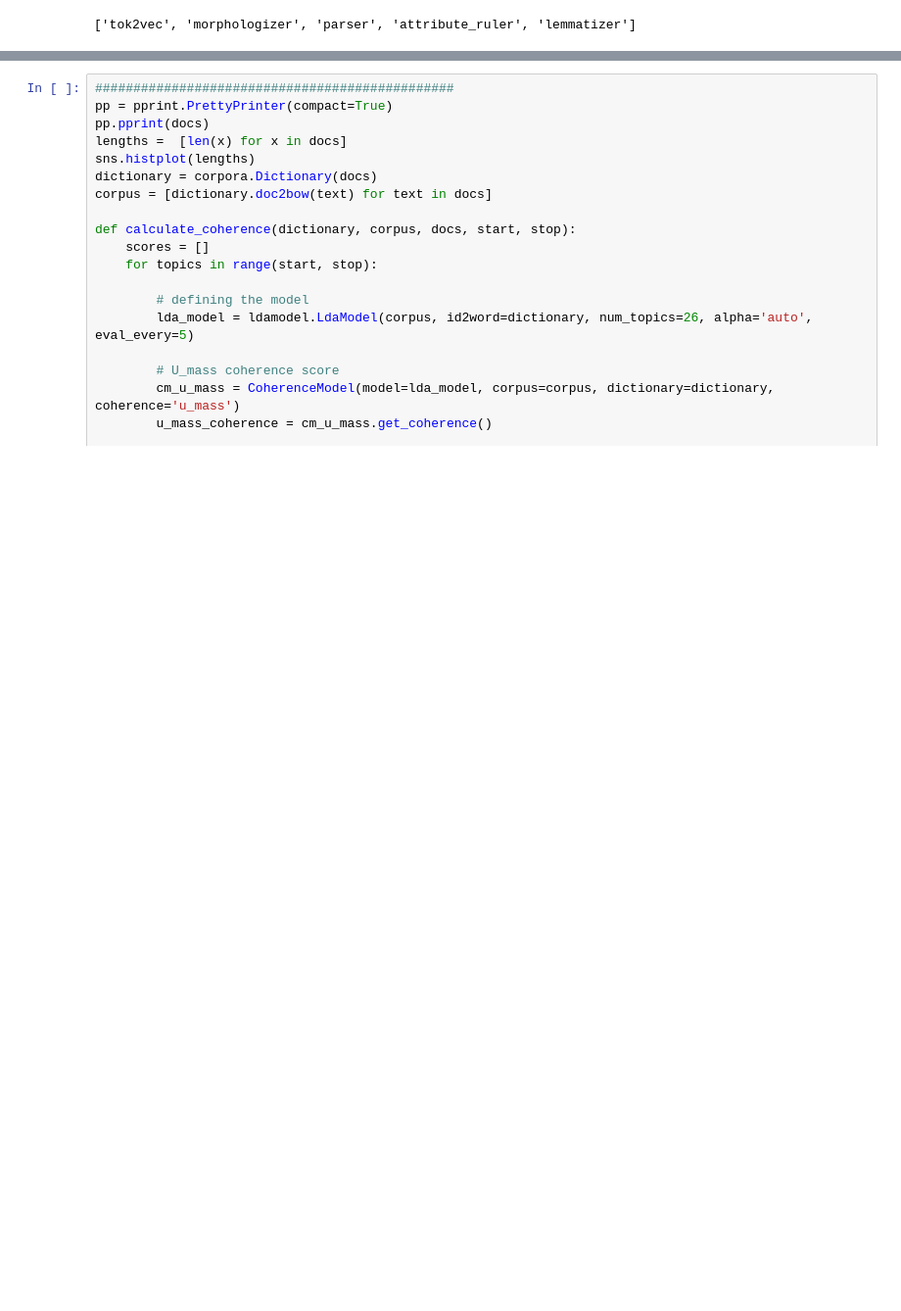
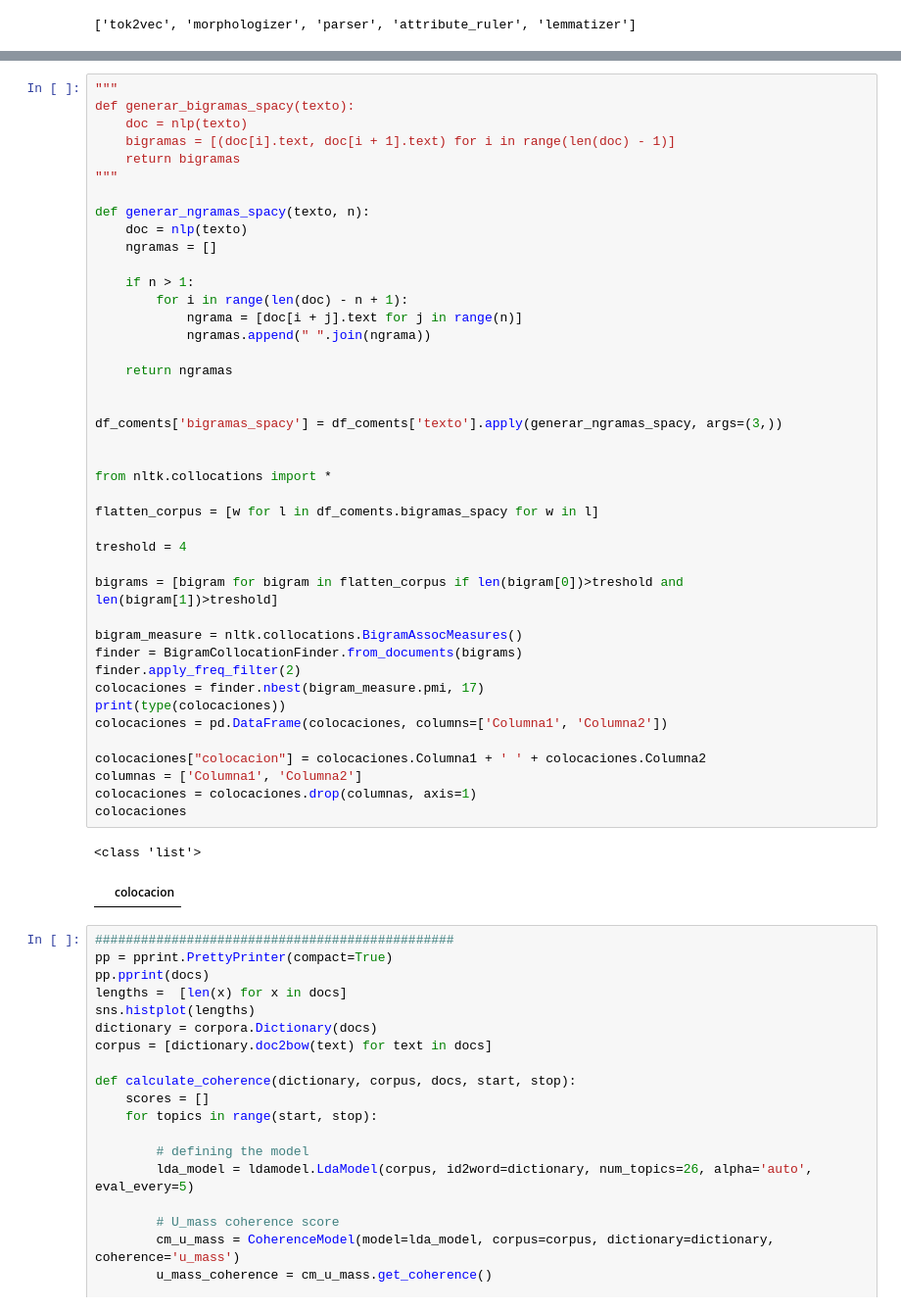
Before and after one commit to mrqm30/khorda_data, a Jupyter notebook: lomeli/general/analisis_coments_general.ipynb, the cells around one changed output, grey strips where cells are left out. Shown at 98% size. Saved outputs shown, nothing was run; the diff lists cells and outputs as text; blank space fills up the shorter version.

```diff
--- a/lomeli/general/analisis_coments_general.ipynb
+++ b/lomeli/general/analisis_coments_general.ipynb
@@ -151,3 +151,48 @@ plt.show()
+# %%
+"""
+def generar_bigramas_spacy(texto):
+    doc = nlp(texto)
+    bigramas = [(doc[i].text, doc[i + 1].text) for i in range(len(doc) - 1)]
+    return bigramas
+"""
+
+def generar_ngramas_spacy(texto, n):
+    doc = nlp(texto)
+    ngramas = []
+
+    if n > 1:
+        for i in range(len(doc) - n + 1):
+            ngrama = [doc[i + j].text for j in range(n)]
+            ngramas.append(" ".join(ngrama))
+
+    return ngramas
+
+
+df_coments['bigramas_spacy'] = df_coments['texto'].apply(generar_ngramas_spacy, args=(3,))
+
+
+from nltk.collocations import *
+
+flatten_corpus = [w for l in df_coments.bigramas_spacy for w in l]
+
+treshold = 4
+
+bigrams = [bigram for bigram in flatten_corpus if len(bigram[0])>treshold and len(bigram[1])>treshold]
+
+bigram_measure = nltk.collocations.BigramAssocMeasures()
+finder = BigramCollocationFinder.from_documents(bigrams)
+finder.apply_freq_filter(2)
+colocaciones = finder.nbest(bigram_measure.pmi, 17)
+print(type(colocaciones))
+colocaciones = pd.DataFrame(colocaciones, columns=['Columna1', 'Columna2'])
+
+colocaciones["colocacion"] = colocaciones.Columna1 + ' ' + colocaciones.Columna2
+columnas = ['Columna1', 'Columna2']
+colocaciones = colocaciones.drop(columnas, axis=1)
+colocaciones
+# %% [output]
+<class 'list'>
+|  | colocacion |
 # %%
 ###############################################
 pp = pprint.PrettyPrinter(compact=True)
```
Also changed, not shown: parts of 3 cells of this notebook, 11 other files.
